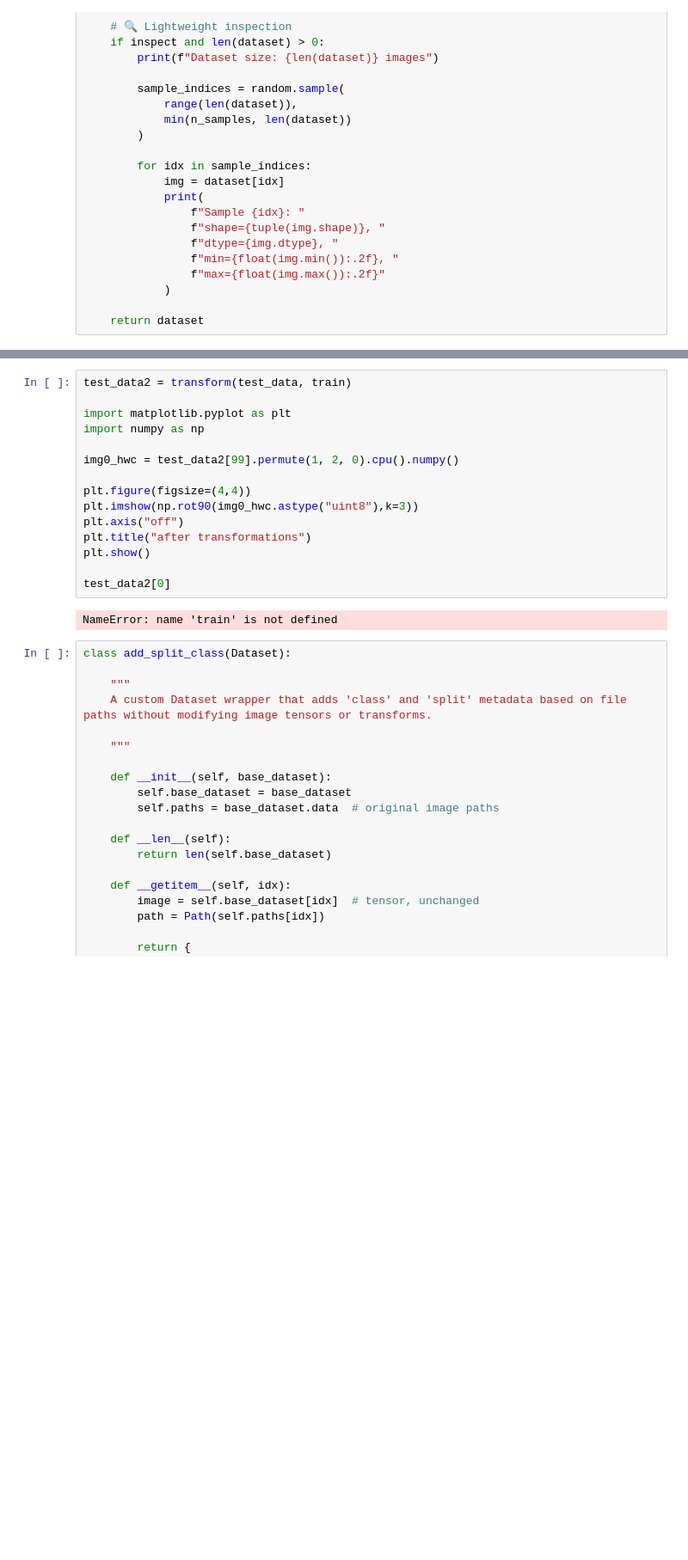
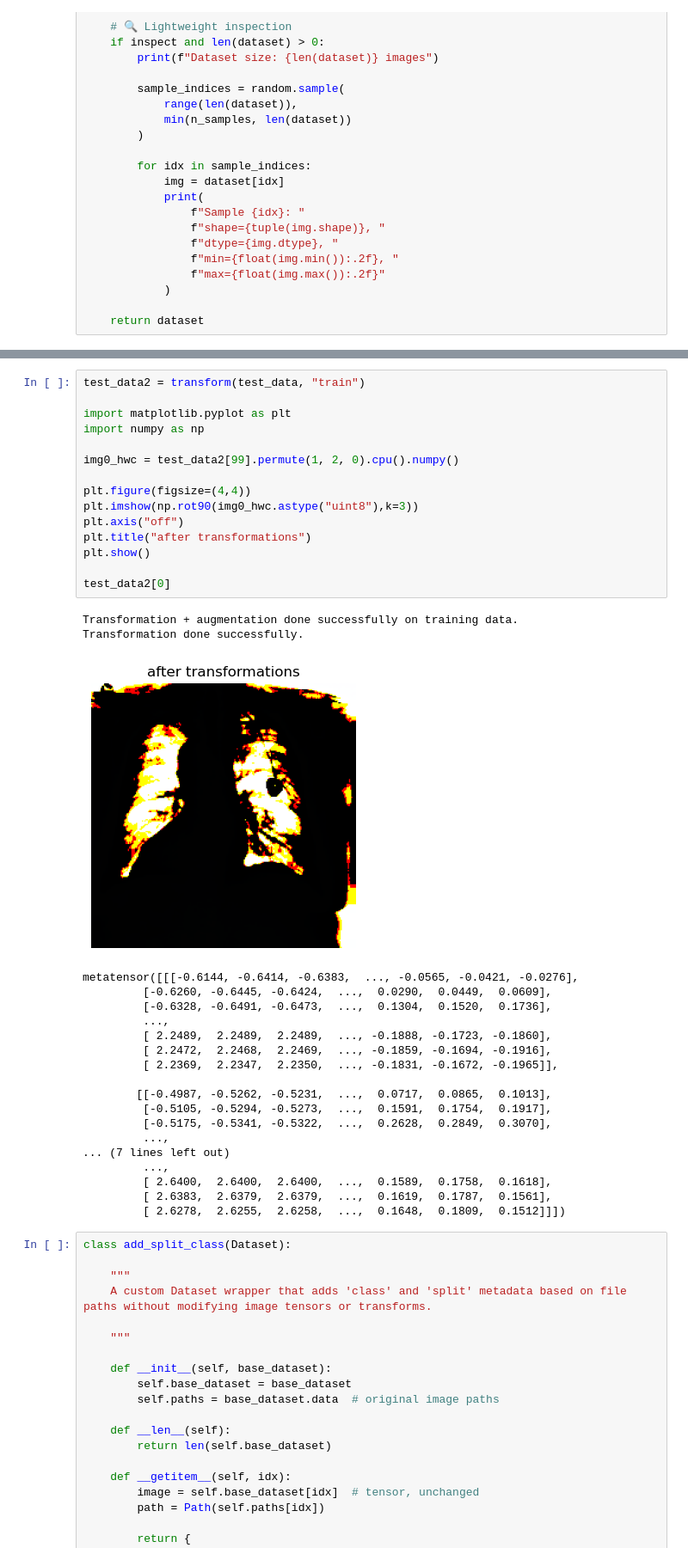
Before and after one commit to RamyGadalla/chest-xray-classification-ramygadalla, a Jupyter notebook: notebooks/02_Preprocess.ipynb, the cells around one changed output, grey strips where cells are left out. Shown at 86% size. Cells and saved outputs as stored; diff of their text form; blank space fills up the shorter version.

Commit message:
train finalized

```diff
--- a/notebooks/02_Preprocess.ipynb
+++ b/notebooks/02_Preprocess.ipynb
@@ -212,22 +212,41 @@ def transform(dataset):
 
     return dataset_transformed
 # %%
-test_data2 = transform(test_data, train)
+test_data2 = transform(test_data, "train")
 
 import matplotlib.pyplot as plt
 import numpy as np
 
 img0_hwc = test_data2[99].permute(1, 2, 0).cpu().numpy()
 
 plt.figure(figsize=(4,4))
 plt.imshow(np.rot90(img0_hwc.astype("uint8"),k=3))
 plt.axis("off")
 plt.title("after transformations")
 plt.show()
 
 test_data2[0]
 # %% [output]
-NameError: name 'train' is not defined
+Transformation + augmentation done successfully on training data.
+Transformation done successfully.
+[figure, added]
+metatensor([[[-0.6144, -0.6414, -0.6383,  ..., -0.0565, -0.0421, -0.0276],
+         [-0.6260, -0.6445, -0.6424,  ...,  0.0290,  0.0449,  0.0609],
+         [-0.6328, -0.6491, -0.6473,  ...,  0.1304,  0.1520,  0.1736],
+         ...,
+         [ 2.2489,  2.2489,  2.2489,  ..., -0.1888, -0.1723, -0.1860],
+         [ 2.2472,  2.2468,  2.2469,  ..., -0.1859, -0.1694, -0.1916],
+         [ 2.2369,  2.2347,  2.2350,  ..., -0.1831, -0.1672, -0.1965]],
+
+        [[-0.4987, -0.5262, -0.5231,  ...,  0.0717,  0.0865,  0.1013],
+         [-0.5105, -0.5294, -0.5273,  ...,  0.1591,  0.1754,  0.1917],
+         [-0.5175, -0.5341, -0.5322,  ...,  0.2628,  0.2849,  0.3070],
+         ...,
+... (7 lines left out)
+         ...,
+         [ 2.6400,  2.6400,  2.6400,  ...,  0.1589,  0.1758,  0.1618],
+         [ 2.6383,  2.6379,  2.6379,  ...,  0.1619,  0.1787,  0.1561],
+         [ 2.6278,  2.6255,  2.6258,  ...,  0.1648,  0.1809,  0.1512]]])
 # %%
 class add_split_class(Dataset):
 
```
Also changed, not shown: parts of 6 cells of this notebook, 2 other files.
